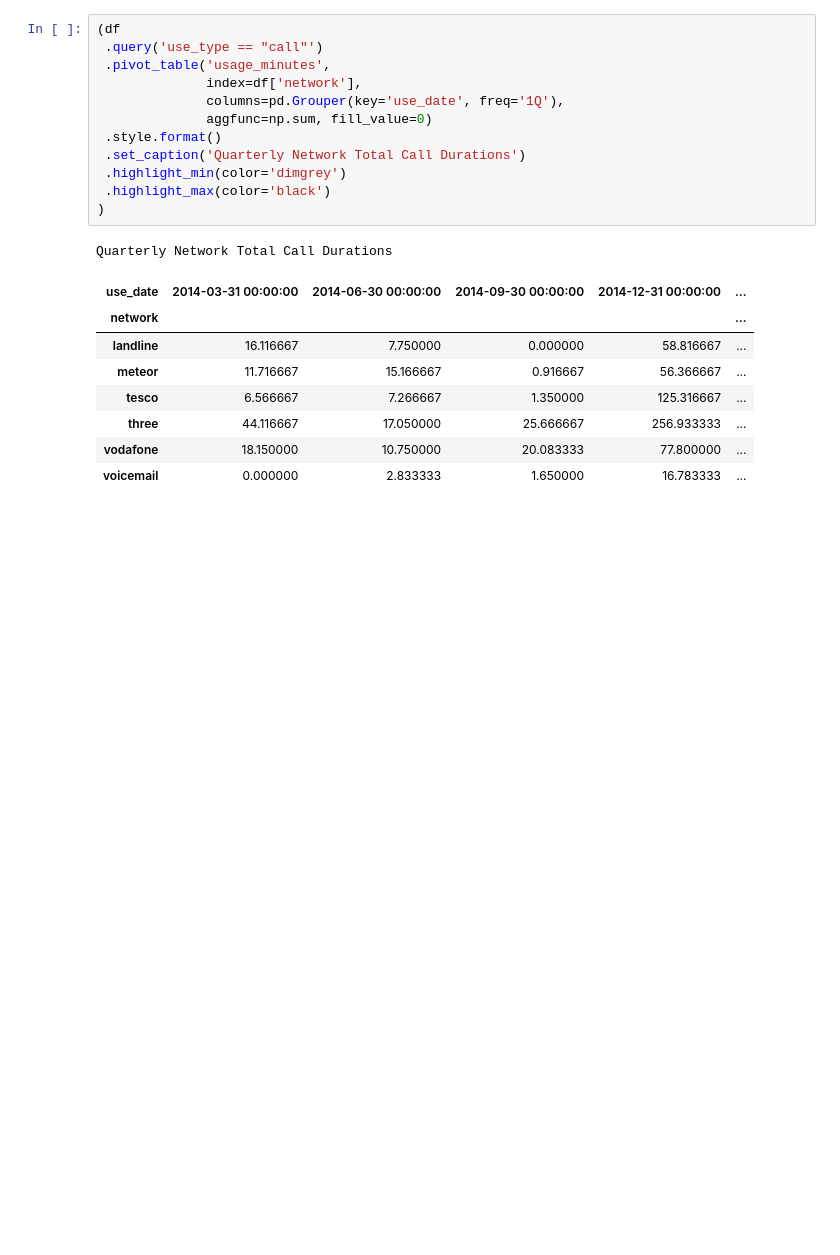
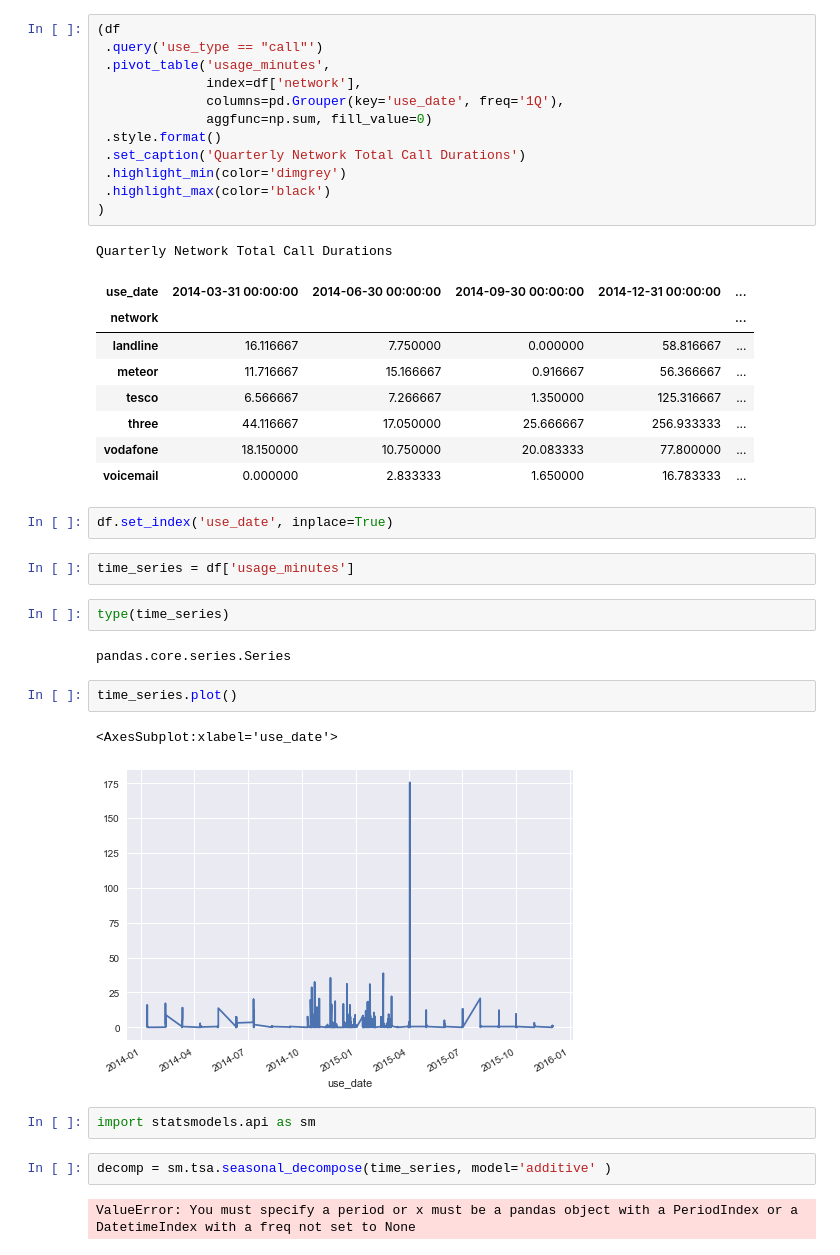
Before and after one commit to WayneNyariroh/weekly_practice, a Jupyter notebook: 15_11_22/15-11-22_phone_data_analysis.ipynb, the cells around one changed output. Drawn from its saved outputs; the diff is of its cells as text; blank space fills up the shorter version.

Commit message:
statsmodels test

```diff
--- a/15_11_22/15-11-22_phone_data_analysis.ipynb
+++ b/15_11_22/15-11-22_phone_data_analysis.ipynb
@@ -218,3 +218,22 @@ Quarterly Network Total Call Durations
 | three | 44.116667 | 17.050000 | 25.666667 | 256.933333 | ... |
 | vodafone | 18.150000 | 10.750000 | 20.083333 | 77.800000 | ... |
 | voicemail | 0.000000 | 2.833333 | 1.650000 | 16.783333 | ... |
+# %%
+df.set_index('use_date', inplace=True)
+# %%
+time_series = df['usage_minutes']
+# %%
+type(time_series)
+# %% [output]
+pandas.core.series.Series
+# %%
+time_series.plot()
+# %% [output]
+<AxesSubplot:xlabel='use_date'>
+[figure, added]
+# %%
+import statsmodels.api as sm
+# %%
+decomp = sm.tsa.seasonal_decompose(time_series, model='additive' )
+# %% [output]
+ValueError: You must specify a period or x must be a pandas object with a PeriodIndex or a DatetimeIndex with a freq not set to None
```
